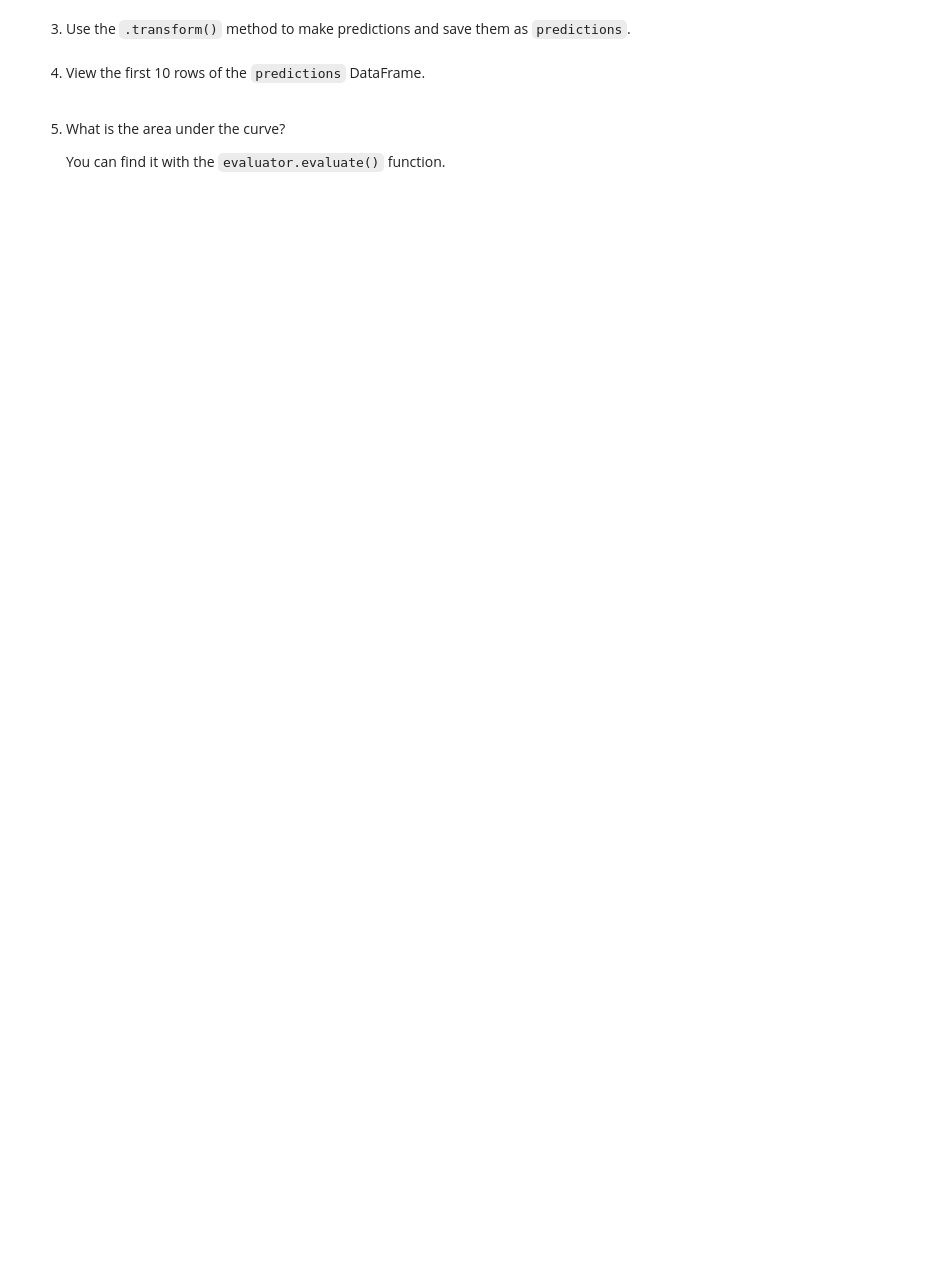
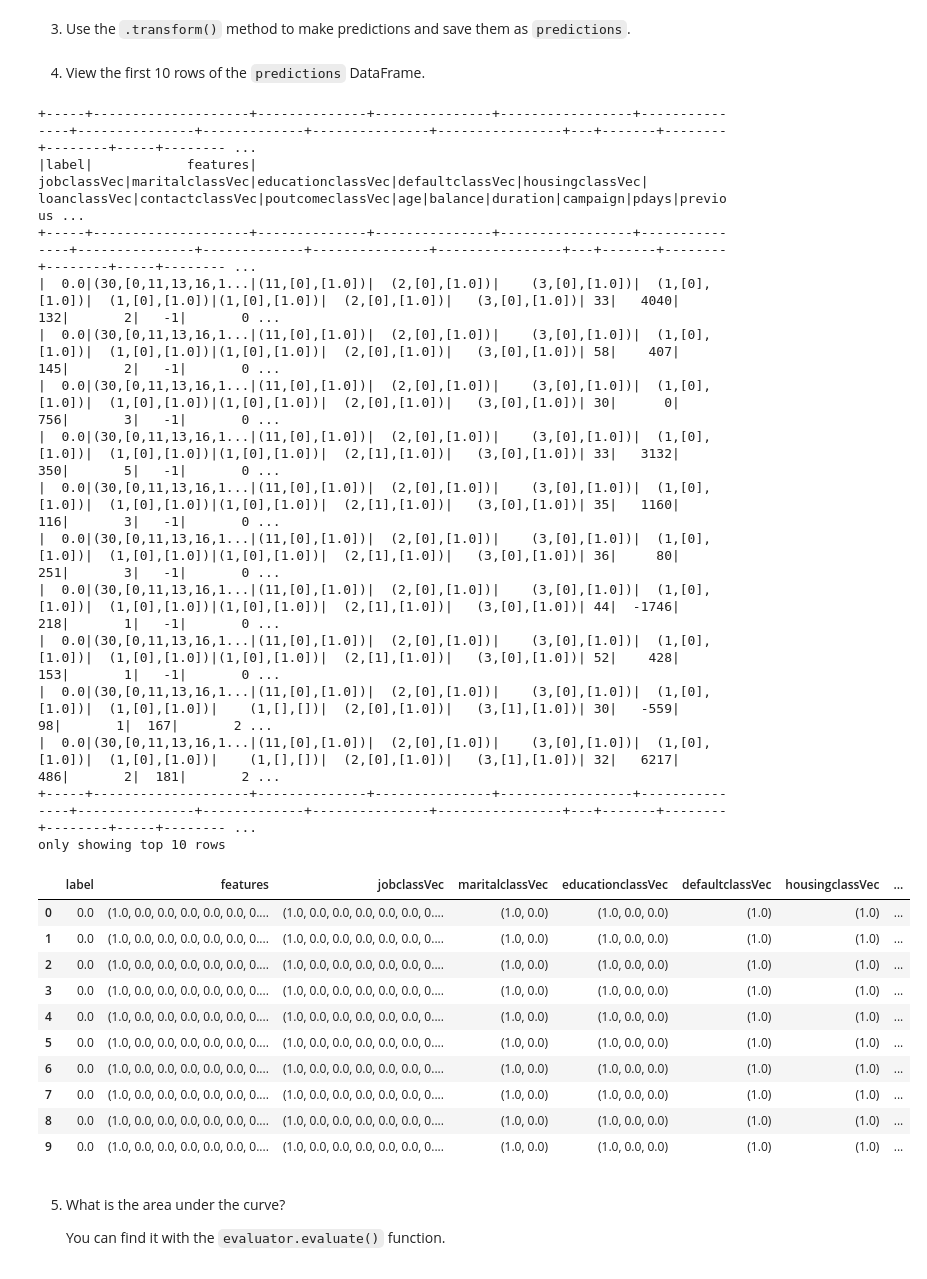
Before and after one commit to yilmazke/FourthBrain_Kemal_MLE_11, a Jupyter notebook: assignments/week-05-big-data/nb/subscription-prediction.ipynb, the cells around one changed output. Saved outputs shown, nothing was run; the diff lists cells and outputs as text; code cells hidden in the pictures; blank space fills up the shorter version.

```diff
--- a/assignments/week-05-big-data/nb/subscription-prediction.ipynb
+++ b/assignments/week-05-big-data/nb/subscription-prediction.ipynb
@@ -376,5 +472,7 @@ From the transformation, we'd like to take the `label` and `features` columns as
 3. Use the `.select()` method to pull these columns from the `transformed_df` and reassign the resulting DataFrame to `sdf`.
 # %%
 selectedCols = ['label', 'features'] + sdf.columns
-sdf = None # [YOUR CODE HERE]
+#sdf = None # [YOUR CODE HERE]
+sdf = transformed_df.select('label','features',*assemblerInputs)
+
 sdf.printSchema()
@@ -389,7 +524,7 @@ sdf.printSchema()
 
     Hint: Call the `.randomSplit()` method.
 # %%
-train, test = None # [YOUR CODE HERE]
+train, test = sdf.randomSplit([0.7,0.3]) # [YOUR CODE HERE]
 # %% [markdown]
 6. What are the sizes of the training and test sets?
 # %%
@@ -406,3 +546,6 @@ Optional:
 from pyspark.ml.classification import LogisticRegression
 
 # [YOUR CODE HERE]
+lr = LogisticRegression(featuresCol='features', labelCol='label', maxIter=10)
+lrModel = lr.fit(train)
+lrModel.summary
@@ -418,6 +565,6 @@ plt.show()
 # %% [markdown]
 3. Use the `.transform()` method to make predictions and save them as `predictions`.
 # %%
-predictions = None # [YOUR CODE HERE]
+predictions = lrModel.transform(test) # [YOUR CODE HERE]
 # %% [markdown]
 4. View the first 10 rows of the `predictions` DataFrame.
@@ -426,3 +571,34 @@ predictions = None # [YOUR CODE HERE]
+# %%
+# [YOUR CODE HERE]
+predictions.show(10)
+pd.DataFrame(predictions.take(10), columns=predictions.columns)
+# %% [output]
++-----+--------------------+--------------+---------------+-----------------+---------------+---------------+-------------+---------------+----------------+---+-------+--------+--------+-----+-------- ...
+|label|            features|   jobclassVec|maritalclassVec|educationclassVec|defaultclassVec|housingclassVec| loanclassVec|contactclassVec|poutcomeclassVec|age|balance|duration|campaign|pdays|previous ...
++-----+--------------------+--------------+---------------+-----------------+---------------+---------------+-------------+---------------+----------------+---+-------+--------+--------+-----+-------- ...
+|  0.0|(30,[0,11,13,16,1...|(11,[0],[1.0])|  (2,[0],[1.0])|    (3,[0],[1.0])|  (1,[0],[1.0])|  (1,[0],[1.0])|(1,[0],[1.0])|  (2,[0],[1.0])|   (3,[0],[1.0])| 33|   4040|     132|       2|   -1|       0 ...
+|  0.0|(30,[0,11,13,16,1...|(11,[0],[1.0])|  (2,[0],[1.0])|    (3,[0],[1.0])|  (1,[0],[1.0])|  (1,[0],[1.0])|(1,[0],[1.0])|  (2,[0],[1.0])|   (3,[0],[1.0])| 58|    407|     145|       2|   -1|       0 ...
+|  0.0|(30,[0,11,13,16,1...|(11,[0],[1.0])|  (2,[0],[1.0])|    (3,[0],[1.0])|  (1,[0],[1.0])|  (1,[0],[1.0])|(1,[0],[1.0])|  (2,[0],[1.0])|   (3,[0],[1.0])| 30|      0|     756|       3|   -1|       0 ...
+|  0.0|(30,[0,11,13,16,1...|(11,[0],[1.0])|  (2,[0],[1.0])|    (3,[0],[1.0])|  (1,[0],[1.0])|  (1,[0],[1.0])|(1,[0],[1.0])|  (2,[1],[1.0])|   (3,[0],[1.0])| 33|   3132|     350|       5|   -1|       0 ...
+|  0.0|(30,[0,11,13,16,1...|(11,[0],[1.0])|  (2,[0],[1.0])|    (3,[0],[1.0])|  (1,[0],[1.0])|  (1,[0],[1.0])|(1,[0],[1.0])|  (2,[1],[1.0])|   (3,[0],[1.0])| 35|   1160|     116|       3|   -1|       0 ...
+|  0.0|(30,[0,11,13,16,1...|(11,[0],[1.0])|  (2,[0],[1.0])|    (3,[0],[1.0])|  (1,[0],[1.0])|  (1,[0],[1.0])|(1,[0],[1.0])|  (2,[1],[1.0])|   (3,[0],[1.0])| 36|     80|     251|       3|   -1|       0 ...
+|  0.0|(30,[0,11,13,16,1...|(11,[0],[1.0])|  (2,[0],[1.0])|    (3,[0],[1.0])|  (1,[0],[1.0])|  (1,[0],[1.0])|(1,[0],[1.0])|  (2,[1],[1.0])|   (3,[0],[1.0])| 44|  -1746|     218|       1|   -1|       0 ...
+|  0.0|(30,[0,11,13,16,1...|(11,[0],[1.0])|  (2,[0],[1.0])|    (3,[0],[1.0])|  (1,[0],[1.0])|  (1,[0],[1.0])|(1,[0],[1.0])|  (2,[1],[1.0])|   (3,[0],[1.0])| 52|    428|     153|       1|   -1|       0 ...
+|  0.0|(30,[0,11,13,16,1...|(11,[0],[1.0])|  (2,[0],[1.0])|    (3,[0],[1.0])|  (1,[0],[1.0])|  (1,[0],[1.0])|    (1,[],[])|  (2,[0],[1.0])|   (3,[1],[1.0])| 30|   -559|      98|       1|  167|       2 ...
+|  0.0|(30,[0,11,13,16,1...|(11,[0],[1.0])|  (2,[0],[1.0])|    (3,[0],[1.0])|  (1,[0],[1.0])|  (1,[0],[1.0])|    (1,[],[])|  (2,[0],[1.0])|   (3,[1],[1.0])| 32|   6217|     486|       2|  181|       2 ...
++-----+--------------------+--------------+---------------+-----------------+---------------+---------------+-------------+---------------+----------------+---+-------+--------+--------+-----+-------- ...
+only showing top 10 rows
+|  | label | features | jobclassVec | maritalclassVec | educationclassVec | defaultclassVec | housingclassVec | ... |
+| 0 | 0.0 | (1.0, 0.0, 0.0, 0.0, 0.0, 0.0, 0.... | (1.0, 0.0, 0.0, 0.0, 0.0, 0.0, 0.... | (1.0, 0.0) | (1.0, 0.0, 0.0) | (1.0) | (1.0) | ... |
+| 1 | 0.0 | (1.0, 0.0, 0.0, 0.0, 0.0, 0.0, 0.... | (1.0, 0.0, 0.0, 0.0, 0.0, 0.0, 0.... | (1.0, 0.0) | (1.0, 0.0, 0.0) | (1.0) | (1.0) | ... |
+| 2 | 0.0 | (1.0, 0.0, 0.0, 0.0, 0.0, 0.0, 0.... | (1.0, 0.0, 0.0, 0.0, 0.0, 0.0, 0.... | (1.0, 0.0) | (1.0, 0.0, 0.0) | (1.0) | (1.0) | ... |
+| 3 | 0.0 | (1.0, 0.0, 0.0, 0.0, 0.0, 0.0, 0.... | (1.0, 0.0, 0.0, 0.0, 0.0, 0.0, 0.... | (1.0, 0.0) | (1.0, 0.0, 0.0) | (1.0) | (1.0) | ... |
+| 4 | 0.0 | (1.0, 0.0, 0.0, 0.0, 0.0, 0.0, 0.... | (1.0, 0.0, 0.0, 0.0, 0.0, 0.0, 0.... | (1.0, 0.0) | (1.0, 0.0, 0.0) | (1.0) | (1.0) | ... |
+| 5 | 0.0 | (1.0, 0.0, 0.0, 0.0, 0.0, 0.0, 0.... | (1.0, 0.0, 0.0, 0.0, 0.0, 0.0, 0.... | (1.0, 0.0) | (1.0, 0.0, 0.0) | (1.0) | (1.0) | ... |
+| 6 | 0.0 | (1.0, 0.0, 0.0, 0.0, 0.0, 0.0, 0.... | (1.0, 0.0, 0.0, 0.0, 0.0, 0.0, 0.... | (1.0, 0.0) | (1.0, 0.0, 0.0) | (1.0) | (1.0) | ... |
+| 7 | 0.0 | (1.0, 0.0, 0.0, 0.0, 0.0, 0.0, 0.... | (1.0, 0.0, 0.0, 0.0, 0.0, 0.0, 0.... | (1.0, 0.0) | (1.0, 0.0, 0.0) | (1.0) | (1.0) | ... |
+| 8 | 0.0 | (1.0, 0.0, 0.0, 0.0, 0.0, 0.0, 0.... | (1.0, 0.0, 0.0, 0.0, 0.0, 0.0, 0.... | (1.0, 0.0) | (1.0, 0.0, 0.0) | (1.0) | (1.0) | ... |
+| 9 | 0.0 | (1.0, 0.0, 0.0, 0.0, 0.0, 0.0, 0.... | (1.0, 0.0, 0.0, 0.0, 0.0, 0.0, 0.... | (1.0, 0.0) | (1.0, 0.0, 0.0) | (1.0) | (1.0) | ... |
 # %% [markdown]
 5. What is the area under the curve?
 
```
Also changed, not shown: parts of 20 cells of this notebook.
